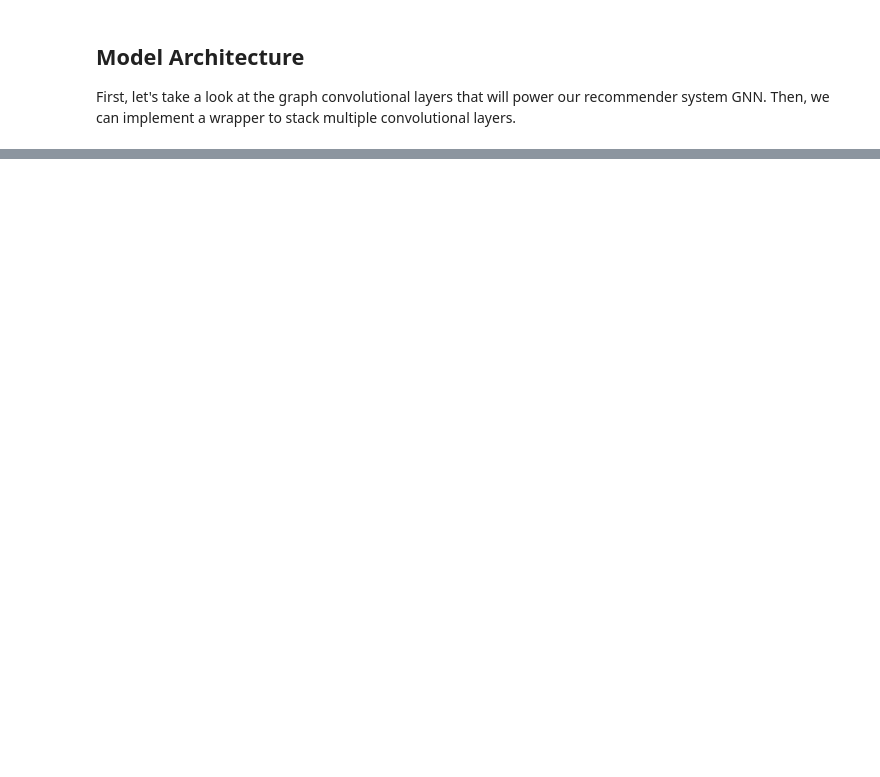
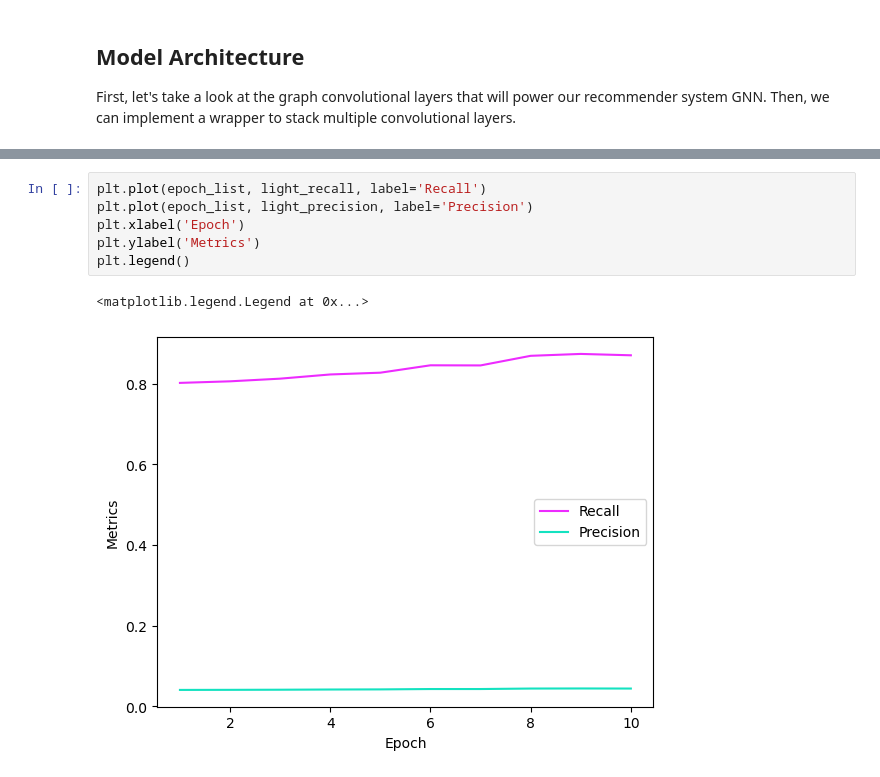
Before and after one commit to klewkl/graphs_and_structural_analysis, a Jupyter notebook: data_source/bank_products/EDA_bank_products_dataset_DL.ipynb, the cells around one changed output, grey strips where cells are left out. Saved outputs shown, nothing was run; the diff lists cells and outputs as text; blank space fills up the shorter version.

```diff
--- a/data_source/bank_products/EDA_bank_products_dataset_DL.ipynb
+++ b/data_source/bank_products/EDA_bank_products_dataset_DL.ipynb
@@ -306,0 +564,9 @@ Epoch: 1000, Loss: 0.0010, Val: 1.0000, Test: 1.0000, Elapsed time: 96.18
+# %%
+plt.plot(epoch_list, light_recall, label='Recall')
+plt.plot(epoch_list, light_precision, label='Precision')
+plt.xlabel('Epoch')
+plt.ylabel('Metrics')
+plt.legend()
+# %% [output]
+<matplotlib.legend.Legend at 0x...>
+[figure, added]
```
Also changed, not shown: parts of 37 cells of this notebook, 8 other files.
